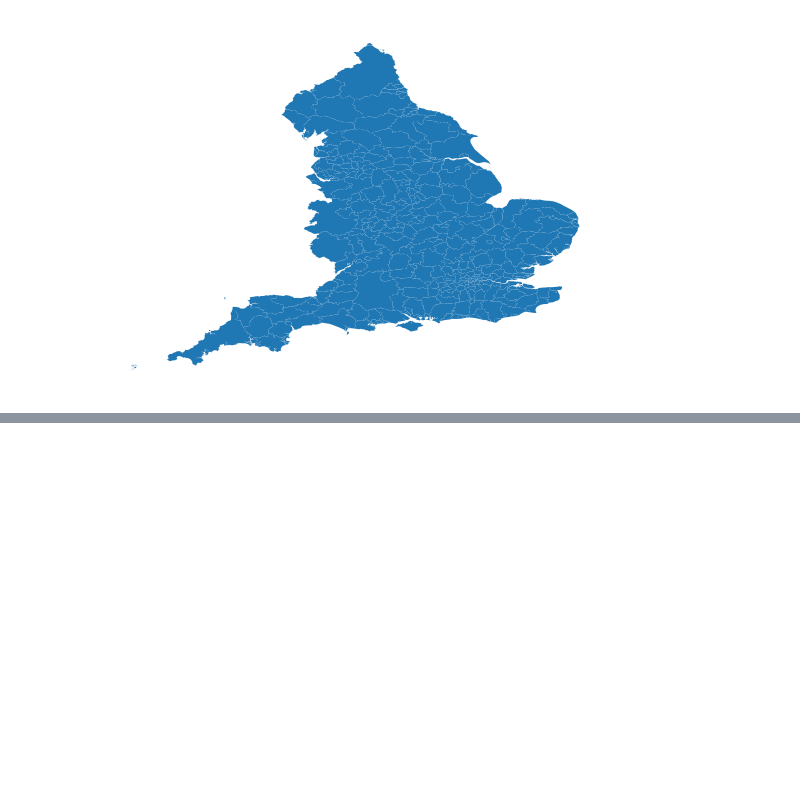
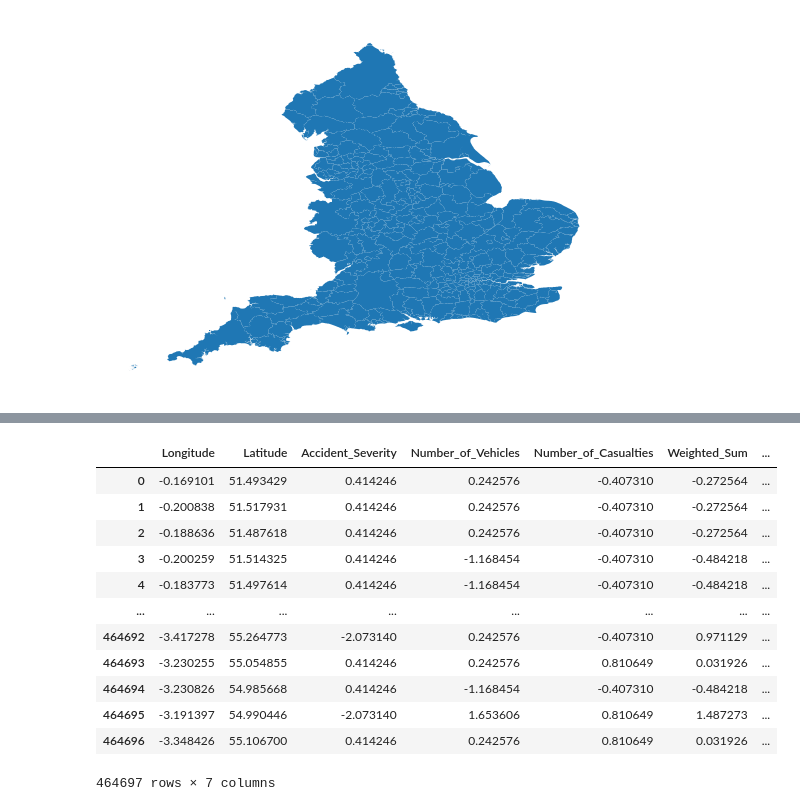
Before and after one commit to NassrinSharifi/Machine-Learning, a Jupyter notebook: ITS/HW/HW1/Q2.ipynb, the cells around one changed output, grey strips where cells are left out. Cells and saved outputs as stored; diff of their text form; code cells hidden in the pictures; blank space fills up the shorter version.

```diff
--- a/ITS/HW/HW1/Q2.ipynb
+++ b/ITS/HW/HW1/Q2.ipynb
@@ -110,0 +154,16 @@ new_df
+# %%
+points_df
+# %% [output]
+|  | Longitude | Latitude | Accident_Severity | Number_of_Vehicles | Number_of_Casualties | Weighted_Sum | ... |
+| 0 | -0.169101 | 51.493429 | 0.414246 | 0.242576 | -0.407310 | -0.272564 | ... |
+| 1 | -0.200838 | 51.517931 | 0.414246 | 0.242576 | -0.407310 | -0.272564 | ... |
+| 2 | -0.188636 | 51.487618 | 0.414246 | 0.242576 | -0.407310 | -0.272564 | ... |
+| 3 | -0.200259 | 51.514325 | 0.414246 | -1.168454 | -0.407310 | -0.484218 | ... |
+| 4 | -0.183773 | 51.497614 | 0.414246 | -1.168454 | -0.407310 | -0.484218 | ... |
+| ... | ... | ... | ... | ... | ... | ... | ... |
+| 464692 | -3.417278 | 55.264773 | -2.073140 | 0.242576 | -0.407310 | 0.971129 | ... |
+| 464693 | -3.230255 | 55.054855 | 0.414246 | 0.242576 | 0.810649 | 0.031926 | ... |
+| 464694 | -3.230826 | 54.985668 | 0.414246 | -1.168454 | -0.407310 | -0.484218 | ... |
+| 464695 | -3.191397 | 54.990446 | -2.073140 | 1.653606 | 0.810649 | 1.487273 | ... |
+| 464696 | -3.348426 | 55.106700 | 0.414246 | 0.242576 | 0.810649 | 0.031926 | ... |
+464697 rows × 7 columns
```
Also changed, not shown: parts of 13 cells of this notebook.
